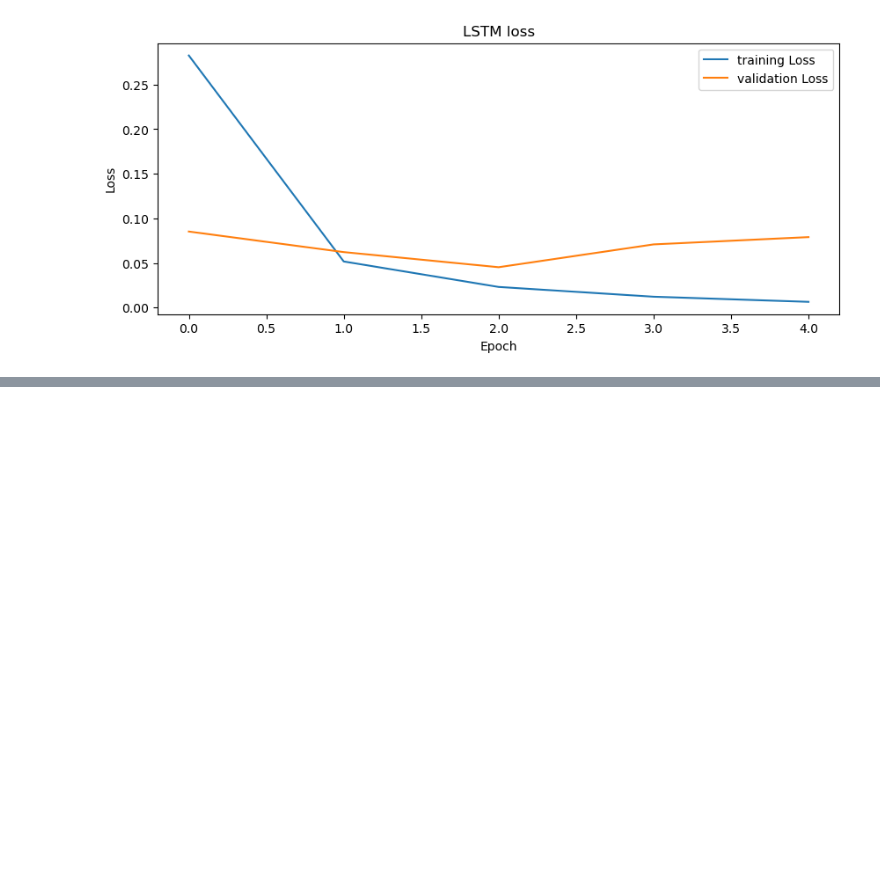
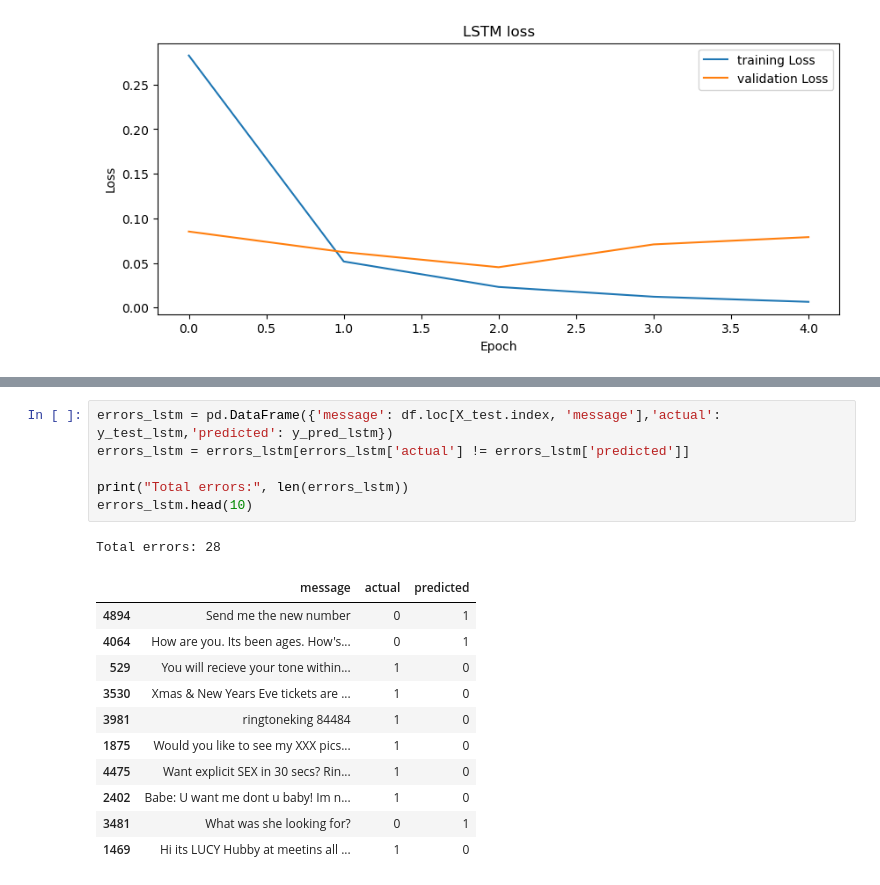
Before and after one commit to amnajem/DS483Project, a Jupyter notebook: DS483Project.ipynb, the cells around one changed output, grey strips where cells are left out. Saved outputs shown, nothing was run; the diff lists cells and outputs as text; blank space fills up the shorter version.

```diff
--- a/DS483Project.ipynb
+++ b/DS483Project.ipynb
@@ -783,0 +819,19 @@ plt.show()
+# %%
+errors_lstm = pd.DataFrame({'message': df.loc[X_test.index, 'message'],'actual': y_test_lstm,'predicted': y_pred_lstm})
+errors_lstm = errors_lstm[errors_lstm['actual'] != errors_lstm['predicted']]
+
+print("Total errors:", len(errors_lstm))
+errors_lstm.head(10)
+# %% [output]
+Total errors: 28
+|  | message | actual | predicted |
+| 4894 | Send me the new number | 0 | 1 |
+| 4064 | How are you. Its been ages. How's... | 0 | 1 |
+| 529 | You will recieve your tone within... | 1 | 0 |
+| 3530 | Xmas & New Years Eve tickets are ... | 1 | 0 |
+| 3981 | ringtoneking 84484 | 1 | 0 |
+| 1875 | Would you like to see my XXX pics... | 1 | 0 |
+| 4475 | Want explicit SEX in 30 secs? Rin... | 1 | 0 |
+| 2402 | Babe: U want me dont u baby! Im n... | 1 | 0 |
+| 3481 | What was she looking for? | 0 | 1 |
+| 1469 | Hi its LUCY Hubby at meetins all ... | 1 | 0 |
```
Also changed, not shown: parts of 4 cells of this notebook.
